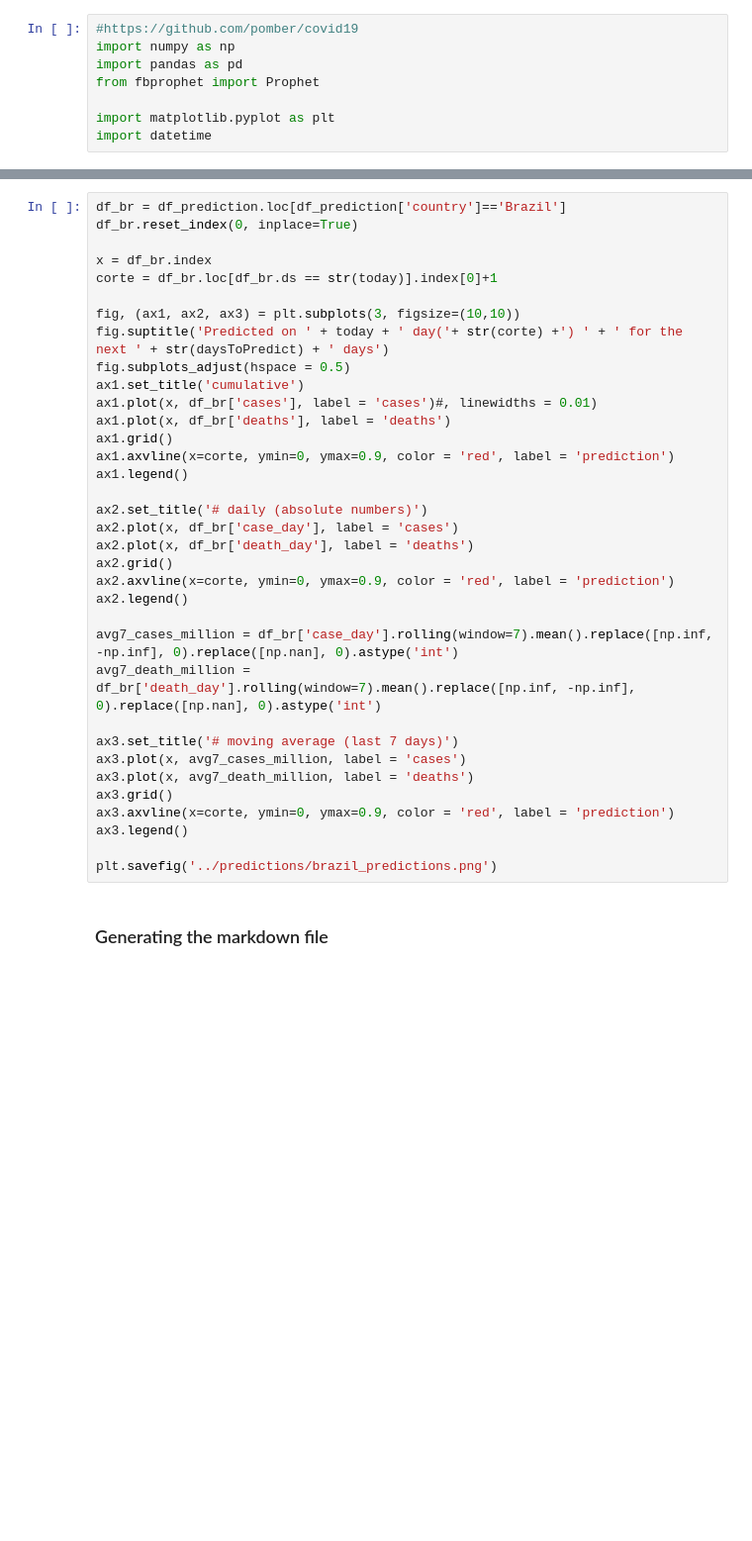
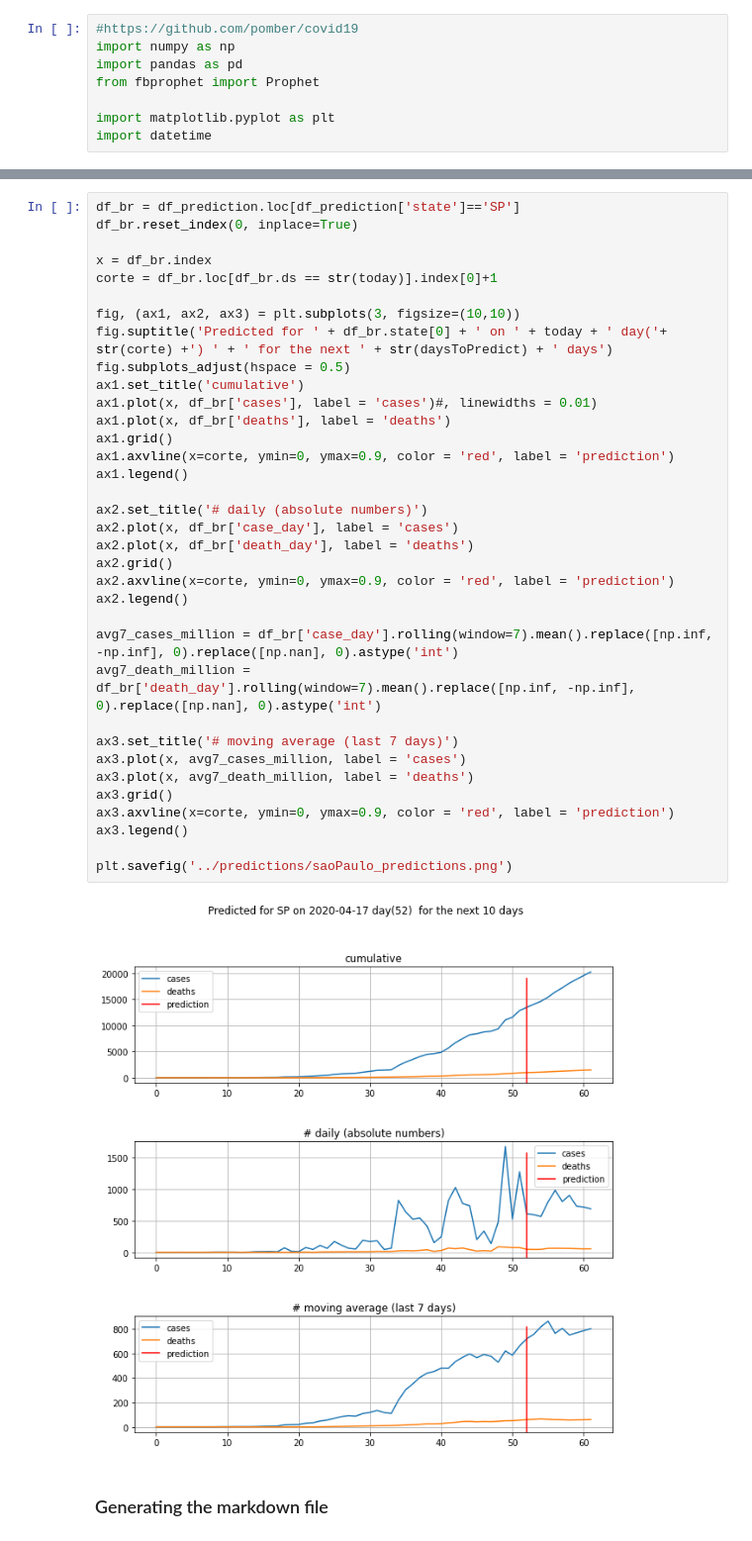
Before and after one commit to rafaelcastellar/coronavirus, a Jupyter notebook: notebooks/brazil_prediction.ipynb, the cells around one changed output, grey strips where cells are left out. Shown at 99% size. Drawn from its saved outputs; the diff is of its cells as text; blank space fills up the shorter version.

```diff
--- a/notebooks/brazil_prediction.ipynb
+++ b/notebooks/brazil_prediction.ipynb
@@ -87,37 +133,39 @@ df_prediction.loc[df_prediction['ds']==dayAfterTomorrow]
 # %%
-df_br = df_prediction.loc[df_prediction['country']=='Brazil']
+df_br = df_prediction.loc[df_prediction['state']=='SP']
 df_br.reset_index(0, inplace=True)
 
 x = df_br.index
 corte = df_br.loc[df_br.ds == str(today)].index[0]+1
 
 fig, (ax1, ax2, ax3) = plt.subplots(3, figsize=(10,10))
-fig.suptitle('Predicted on ' + today + ' day('+ str(corte) +') ' + ' for the next ' + str(daysToPredict) + ' days')
+fig.suptitle('Predicted for ' + df_br.state[0] + ' on ' + today + ' day('+ str(corte) +') ' + ' for the next ' + str(daysToPredict) + ' days')
 fig.subplots_adjust(hspace = 0.5)
 ax1.set_title('cumulative')
 ax1.plot(x, df_br['cases'], label = 'cases')#, linewidths = 0.01)
 ax1.plot(x, df_br['deaths'], label = 'deaths')
 ax1.grid()
 ax1.axvline(x=corte, ymin=0, ymax=0.9, color = 'red', label = 'prediction')
 ax1.legend()
 
 ax2.set_title('# daily (absolute numbers)')
 ax2.plot(x, df_br['case_day'], label = 'cases')
 ax2.plot(x, df_br['death_day'], label = 'deaths')
 ax2.grid()
 ax2.axvline(x=corte, ymin=0, ymax=0.9, color = 'red', label = 'prediction')
 ax2.legend()
 
 avg7_cases_million = df_br['case_day'].rolling(window=7).mean().replace([np.inf, -np.inf], 0).replace([np.nan], 0).astype('int')
 avg7_death_million = df_br['death_day'].rolling(window=7).mean().replace([np.inf, -np.inf], 0).replace([np.nan], 0).astype('int')
 
 ax3.set_title('# moving average (last 7 days)')
 ax3.plot(x, avg7_cases_million, label = 'cases')
 ax3.plot(x, avg7_death_million, label = 'deaths')
 ax3.grid()
 ax3.axvline(x=corte, ymin=0, ymax=0.9, color = 'red', label = 'prediction')
 ax3.legend()
 
-plt.savefig('../predictions/brazil_predictions.png')
+plt.savefig('../predictions/saoPaulo_predictions.png')
+# %% [output]
+[figure, added]
 # %% [markdown]
 ### Generating the markdown file
```
Also changed, not shown: parts of 12 cells of this notebook, 36 other files.
